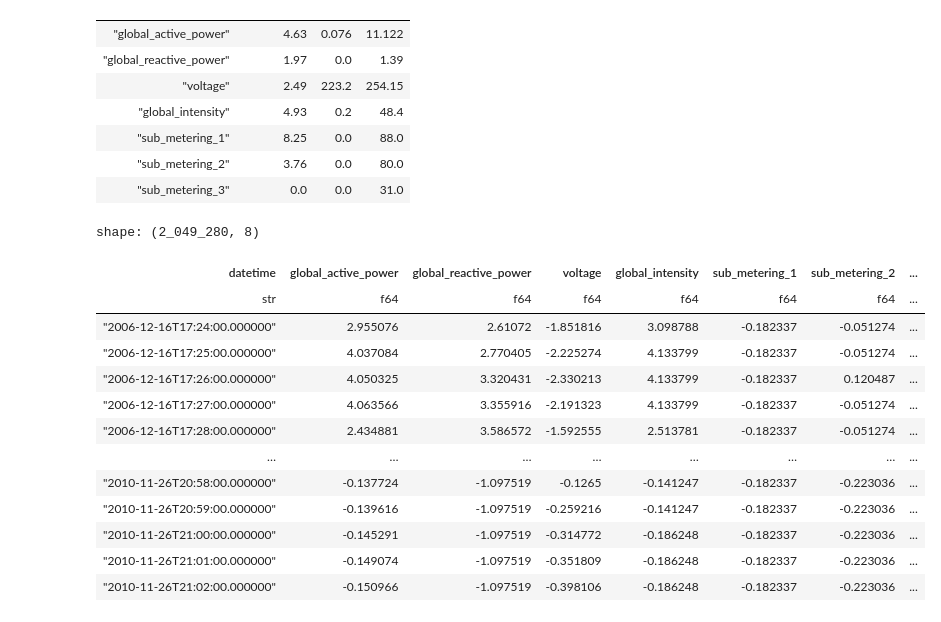
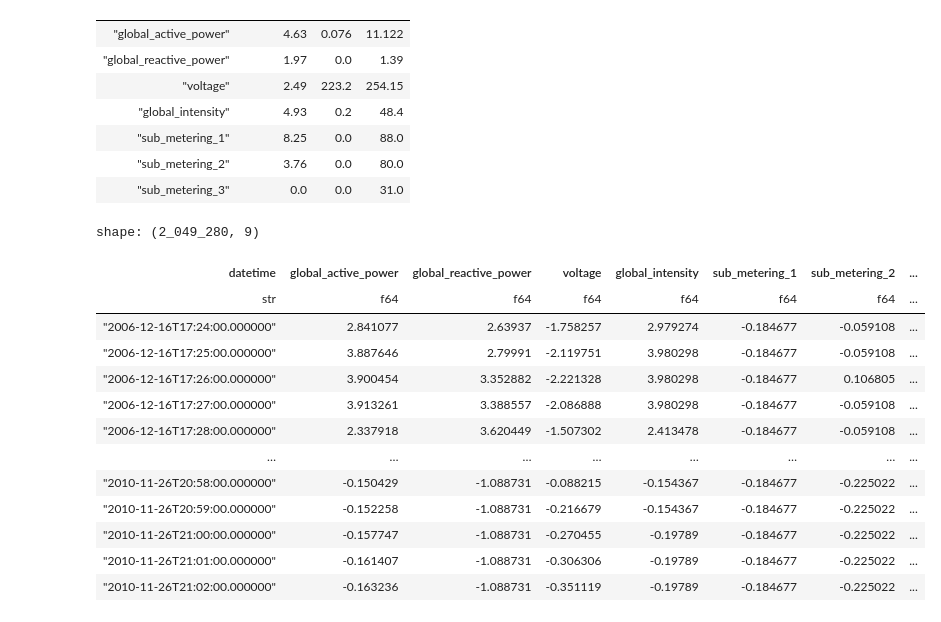
Before and after one commit to kalebgit/practica5-almacenes, a Jupyter notebook: notebooks/eda.ipynb, the cells around one changed output. Drawn from its saved outputs; the diff is of its cells as text; code cells hidden in the pictures.

```diff
--- a/notebooks/eda.ipynb
+++ b/notebooks/eda.ipynb
@@ -74,22 +74,44 @@ shape: (7, 4)
 | "sub_metering_3" | 0.0 | 0.0 | 31.0 |
 # %%
 #probamos primero normalizando con z-score
+from sklearn.preprocessing import StandardScaler
+
+#esta solo es cuando no queremos hacer una particion y no nos importa saber algo del futuro
+# df_z = df.with_columns((cs.numeric() - cs.numeric().mean()) / cs.numeric().std())
+corte = int(df.height * 0.8)
+train = df.slice(0, corte)
+test = df.slice(corte)
 
 
-df_z = df.with_columns((cs.numeric() - cs.numeric().mean()) / cs.numeric().std())
+cols = df.select(cs.numeric()).columns
+
+scaler = StandardScaler()
+scaler.set_output(transform="polars")
+train_z = scaler.fit_transform(train.select(cols))
+test_z = scaler.transform(test.select(cols))
+
+train_z = train.select("datetime").hstack(train_z)
+test_z = test.select("datetime").hstack(test_z)
+
+df_z = pl.concat([
+    train_z
+      .with_columns(pl.lit("train").alias("conjunto")),
+    test_z
+      .with_columns(pl.lit("test").alias("conjunto")),
+])
 df_z
 # %% [output]
-shape: (2_049_280, 8)
+shape: (2_049_280, 9)
 | datetime | global_active_power | global_reactive_power | voltage | global_intensity | sub_metering_1 | sub_metering_2 | ... |
 | str | f64 | f64 | f64 | f64 | f64 | f64 | ... |
-| "2006-12-16T17:24:00.000000" | 2.955076 | 2.61072 | -1.851816 | 3.098788 | -0.182337 | -0.051274 | ... |
-| "2006-12-16T17:25:00.000000" | 4.037084 | 2.770405 | -2.225274 | 4.133799 | -0.182337 | -0.051274 | ... |
-| "2006-12-16T17:26:00.000000" | 4.050325 | 3.320431 | -2.330213 | 4.133799 | -0.182337 | 0.120487 | ... |
-| "2006-12-16T17:27:00.000000" | 4.063566 | 3.355916 | -2.191323 | 4.133799 | -0.182337 | -0.051274 | ... |
-| "2006-12-16T17:28:00.000000" | 2.434881 | 3.586572 | -1.592555 | 2.513781 | -0.182337 | -0.051274 | ... |
+| "2006-12-16T17:24:00.000000" | 2.841077 | 2.63937 | -1.758257 | 2.979274 | -0.184677 | -0.059108 | ... |
+| "2006-12-16T17:25:00.000000" | 3.887646 | 2.79991 | -2.119751 | 3.980298 | -0.184677 | -0.059108 | ... |
+| "2006-12-16T17:26:00.000000" | 3.900454 | 3.352882 | -2.221328 | 3.980298 | -0.184677 | 0.106805 | ... |
+| "2006-12-16T17:27:00.000000" | 3.913261 | 3.388557 | -2.086888 | 3.980298 | -0.184677 | -0.059108 | ... |
+| "2006-12-16T17:28:00.000000" | 2.337918 | 3.620449 | -1.507302 | 2.413478 | -0.184677 | -0.059108 | ... |
 | … | … | … | … | … | … | … | ... |
-| "2010-11-26T20:58:00.000000" | -0.137724 | -1.097519 | -0.1265 | -0.141247 | -0.182337 | -0.223036 | ... |
-| "2010-11-26T20:59:00.000000" | -0.139616 | -1.097519 | -0.259216 | -0.141247 | -0.182337 | -0.223036 | ... |
-| "2010-11-26T21:00:00.000000" | -0.145291 | -1.097519 | -0.314772 | -0.186248 | -0.182337 | -0.223036 | ... |
-| "2010-11-26T21:01:00.000000" | -0.149074 | -1.097519 | -0.351809 | -0.186248 | -0.182337 | -0.223036 | ... |
-| "2010-11-26T21:02:00.000000" | -0.150966 | -1.097519 | -0.398106 | -0.186248 | -0.182337 | -0.223036 | ... |
+| "2010-11-26T20:58:00.000000" | -0.150429 | -1.088731 | -0.088215 | -0.154367 | -0.184677 | -0.225022 | ... |
+| "2010-11-26T20:59:00.000000" | -0.152258 | -1.088731 | -0.216679 | -0.154367 | -0.184677 | -0.225022 | ... |
+| "2010-11-26T21:00:00.000000" | -0.157747 | -1.088731 | -0.270455 | -0.19789 | -0.184677 | -0.225022 | ... |
+| "2010-11-26T21:01:00.000000" | -0.161407 | -1.088731 | -0.306306 | -0.19789 | -0.184677 | -0.225022 | ... |
+| "2010-11-26T21:02:00.000000" | -0.163236 | -1.088731 | -0.351119 | -0.19789 | -0.184677 | -0.225022 | ... |
```
Also changed, not shown: parts of 2 cells of this notebook, 6 other files.
